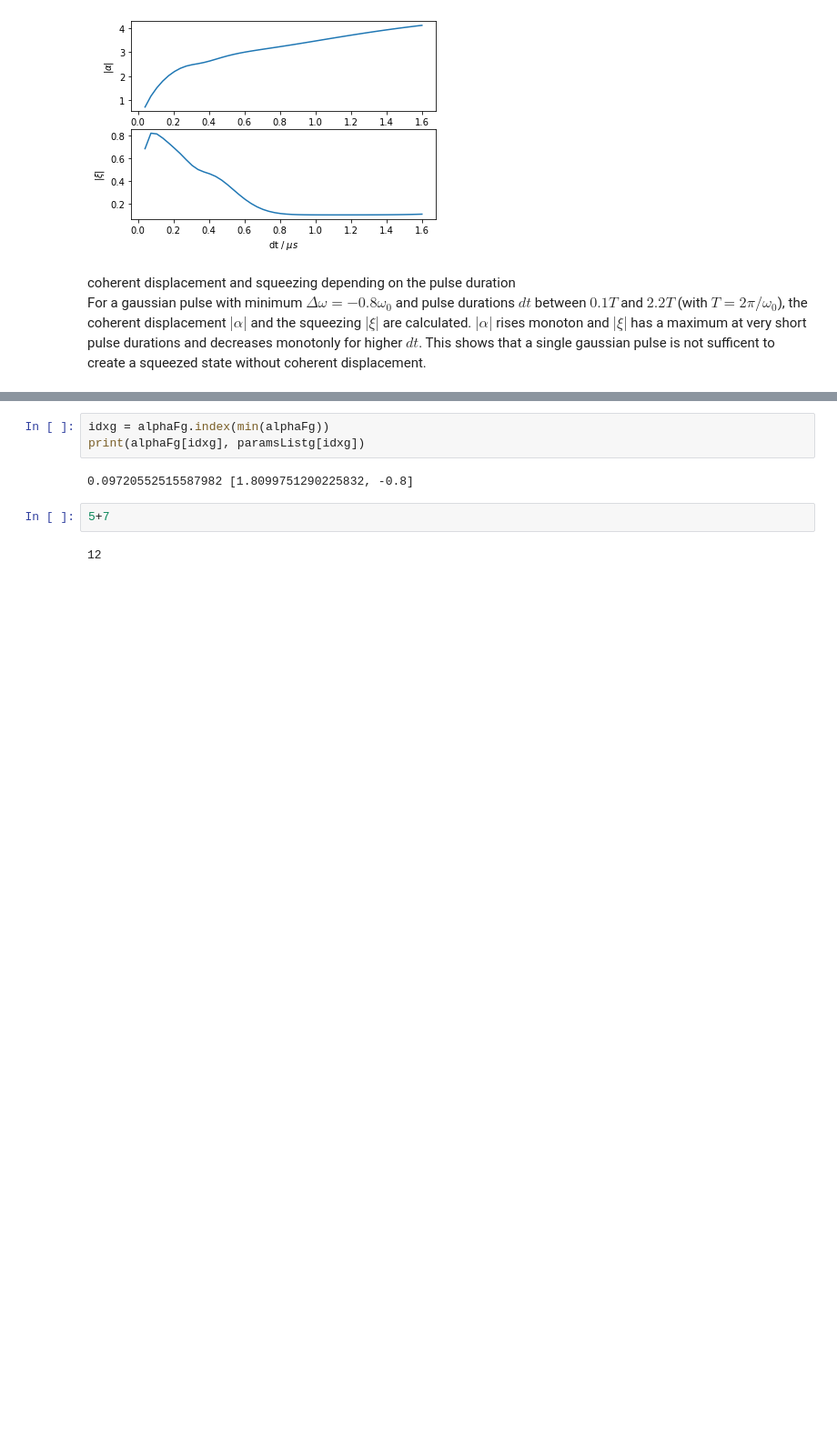
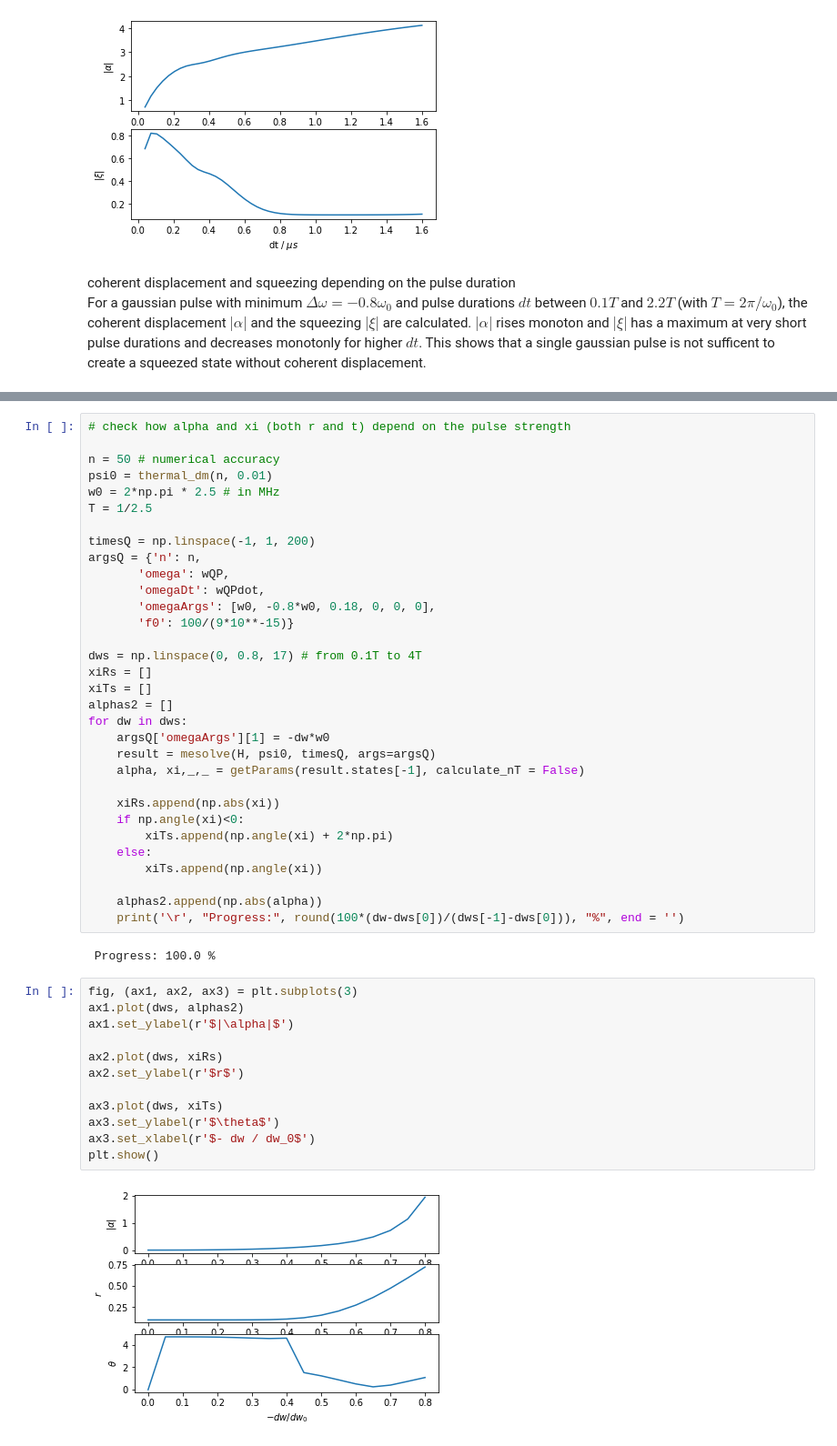
Before and after one commit to R-Thomm/Robin-Master, a Jupyter notebook: squeezed.ipynb, the cells around one changed output, grey strips where cells are left out. Shown: that part at 91% size. Cells and saved outputs as stored; diff of their text form; blank space fills up the shorter version.

Commit message:
some advances on the double pulse side motivated by theory

```diff
--- a/squeezed.ipynb
+++ b/squeezed.ipynb
@@ -250,9 +137,48 @@ for dt in delaysg:
-# %%
-idxg = alphaFg.index(min(alphaFg))
-print(alphaFg[idxg], paramsListg[idxg])
-# %% [output]
-0.09720552515587982 [1.8099751290225832, -0.8]
-# %%
-5+7
-# %% [output]
-12
+# %%
+# check how alpha and xi (both r and t) depend on the pulse strength
+
+n = 50 # numerical accuracy
+psi0 = thermal_dm(n, 0.01)
+w0 = 2*np.pi * 2.5 # in MHz
+T = 1/2.5
+
+timesQ = np.linspace(-1, 1, 200)
+argsQ = {'n': n,
+       'omega': wQP,
+       'omegaDt': wQPdot,
+       'omegaArgs': [w0, -0.8*w0, 0.18, 0, 0, 0],
+       'f0': 100/(9*10**-15)}
+
+dws = np.linspace(0, 0.8, 17) # from 0.1T to 4T
+xiRs = []
+xiTs = []
+alphas2 = []
+for dw in dws:
+    argsQ['omegaArgs'][1] = -dw*w0
+    result = mesolve(H, psi0, timesQ, args=argsQ)
+    alpha, xi,_,_ = getParams(result.states[-1], calculate_nT = False)
+
+    xiRs.append(np.abs(xi))
+    if np.angle(xi)<0:
+        xiTs.append(np.angle(xi) + 2*np.pi)
+    else:
+        xiTs.append(np.angle(xi))
+
+    alphas2.append(np.abs(alpha))
+    print('\r', "Progress:", round(100*(dw-dws[0])/(dws[-1]-dws[0])), "%", end = '')
+# %% [output]
+ Progress: 100.0 %
+# %%
+fig, (ax1, ax2, ax3) = plt.subplots(3)
+ax1.plot(dws, alphas2)
+ax1.set_ylabel(r'$|\alpha|$')
+
+ax2.plot(dws, xiRs)
+ax2.set_ylabel(r'$r$')
+
+ax3.plot(dws, xiTs)
+ax3.set_ylabel(r'$\theta$')
+ax3.set_xlabel(r'$- dw / dw_0$')
+plt.show()
+# %% [output]
+[figure, added]
```
Also changed, not shown: parts of 20 cells of this notebook, 1 other file.
